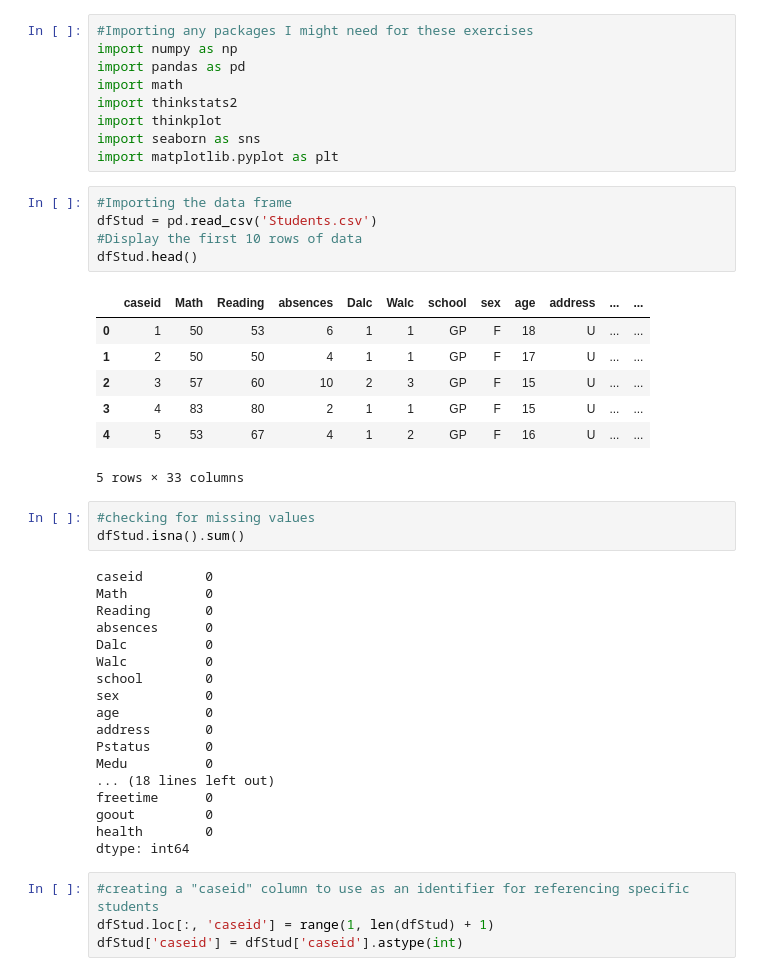
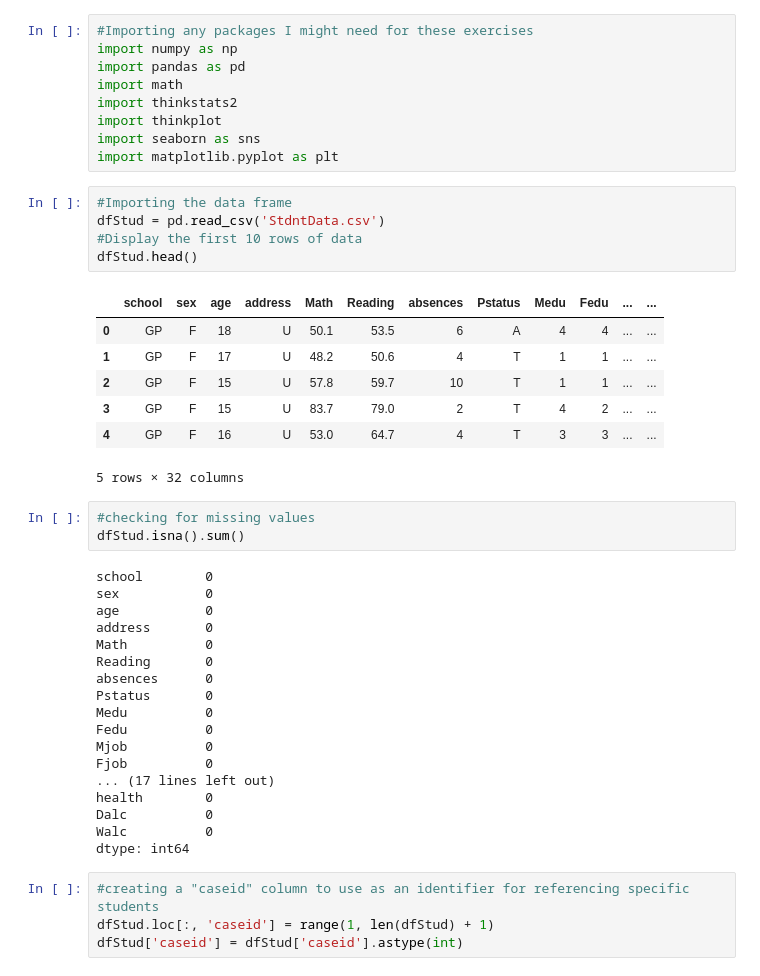
Before and after one commit to maleyoung/Data_Exploration_and_Analysis--TermProject, a Jupyter notebook: Young_DSC530_Term Project.ipynb, the cells around one changed output. Drawn from its saved outputs; the diff is of its cells as text.

```diff
--- a/Young_DSC530_Term Project.ipynb
+++ b/Young_DSC530_Term Project.ipynb
@@ -33,37 +33,37 @@ import seaborn as sns
 import matplotlib.pyplot as plt
 # %%
 #Importing the data frame
-dfStud = pd.read_csv('Students.csv')
+dfStud = pd.read_csv('StdntData.csv')
 #Display the first 10 rows of data
 dfStud.head()
 # %% [output]
-|  | caseid | Math | Reading | absences | Dalc | Walc | school | sex | age | address | ... | ... |
-| 0 | 1 | 50 | 53 | 6 | 1 | 1 | GP | F | 18 | U | ... | ... |
-| 1 | 2 | 50 | 50 | 4 | 1 | 1 | GP | F | 17 | U | ... | ... |
-| 2 | 3 | 57 | 60 | 10 | 2 | 3 | GP | F | 15 | U | ... | ... |
-| 3 | 4 | 83 | 80 | 2 | 1 | 1 | GP | F | 15 | U | ... | ... |
-| 4 | 5 | 53 | 67 | 4 | 1 | 2 | GP | F | 16 | U | ... | ... |
+|  | school | sex | age | address | Math | Reading | absences | Pstatus | Medu | Fedu | ... | ... |
+| 0 | GP | F | 18 | U | 50.1 | 53.5 | 6 | A | 4 | 4 | ... | ... |
+| 1 | GP | F | 17 | U | 48.2 | 50.6 | 4 | T | 1 | 1 | ... | ... |
+| 2 | GP | F | 15 | U | 57.8 | 59.7 | 10 | T | 1 | 1 | ... | ... |
+| 3 | GP | F | 15 | U | 83.7 | 79.0 | 2 | T | 4 | 2 | ... | ... |
+| 4 | GP | F | 16 | U | 53.0 | 64.7 | 4 | T | 3 | 3 | ... | ... |
-5 rows × 33 columns
+5 rows × 32 columns
 # %%
 #checking for missing values
 dfStud.isna().sum()
 # %% [output]
-caseid        0
-Math          0
-Reading       0
-absences      0
-Dalc          0
-Walc          0
 school        0
 sex           0
 age           0
 address       0
+Math          0
+Reading       0
+absences      0
 Pstatus       0
 Medu          0
-... (18 lines left out)
-freetime      0
-goout         0
+Fedu          0
+Mjob          0
+Fjob          0
+... (17 lines left out)
 health        0
+Dalc          0
+Walc          0
 dtype: int64
 # %%
 #creating a "caseid" column to use as an identifier for referencing specific students
```
Also changed, not shown: parts of 21 cells of this notebook.
